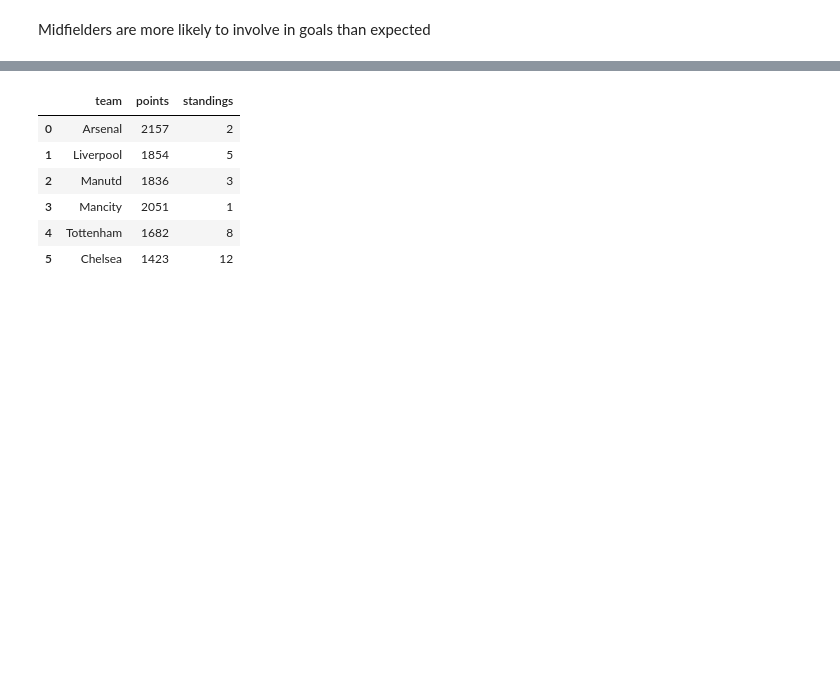
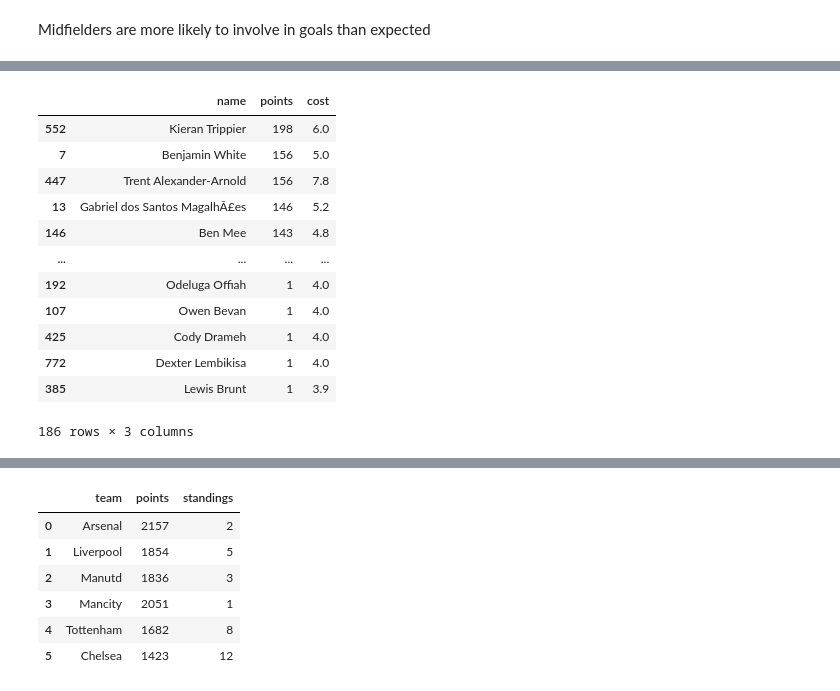
Before and after one commit to borhenDH/Fantasy-premier-league-Data-Analysis-and-Visualisation, a Jupyter notebook: analysis.ipynb, the cells around one changed output, grey strips where cells are left out. Saved outputs shown, nothing was run; the diff lists cells and outputs as text; code cells hidden in the pictures; blank space fills up the shorter version.

```diff
--- a/analysis.ipynb
+++ b/analysis.ipynb
@@ -223,0 +247,16 @@ Midfielders are more likely to involve in goals than expected
+# %%
+defenders_stats
+# %% [output]
+|  | name | points | cost |
+| 552 | Kieran Trippier | 198 | 6.0 |
+| 7 | Benjamin White | 156 | 5.0 |
+| 447 | Trent Alexander-Arnold | 156 | 7.8 |
+| 13 | Gabriel dos Santos MagalhÃ£es | 146 | 5.2 |
+| 146 | Ben Mee | 143 | 4.8 |
+| ... | ... | ... | ... |
+| 192 | Odeluga Offiah | 1 | 4.0 |
+| 107 | Owen Bevan | 1 | 4.0 |
+| 425 | Cody Drameh | 1 | 4.0 |
+| 772 | Dexter Lembikisa | 1 | 4.0 |
+| 385 | Lewis Brunt | 1 | 3.9 |
+186 rows × 3 columns
```
Also changed, not shown: parts of 5 cells of this notebook.
